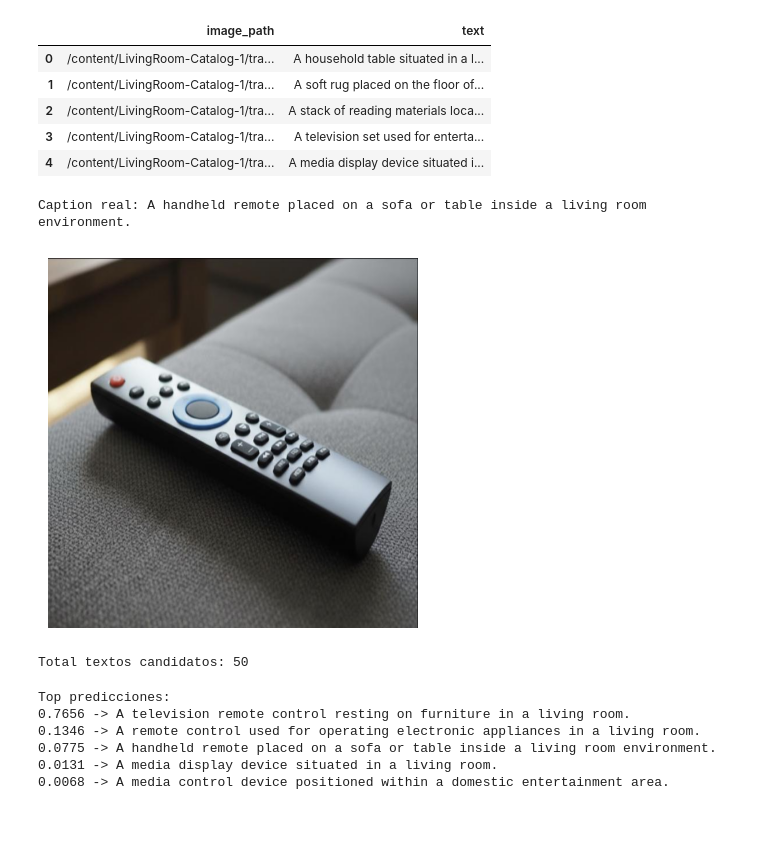
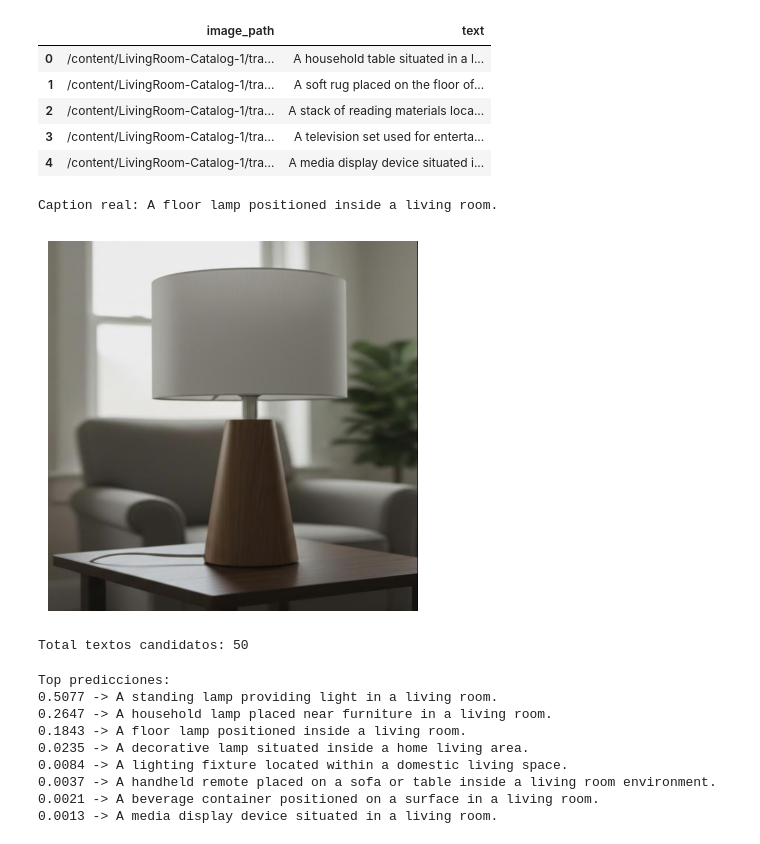
Before and after one commit to mc-ivan/zero-shot, a Jupyter notebook: lab3/notebooks/Practica3_Grupo3.ipynb, the cells around one changed output. Cells and saved outputs as stored; diff of their text form; code cells hidden in the pictures.

```diff
--- a/lab3/notebooks/Practica3_Grupo3.ipynb
+++ b/lab3/notebooks/Practica3_Grupo3.ipynb
@@ -167,19 +168,19 @@ Total pares cargados: 55
 | 4 | /content/LivingRoom-Catalog-1/tra... | A media display device situated i... |
 # %%
 # Elegimos una imagen cualquiera del dataset
-index = 5  # podemmos cambiar para probar
+index = 10  # podemmos cambiar para probar
 
 test_image = Image.open(df.loc[index, "image_path"]).convert("RGB")
 true_text = df.loc[index, "text"]
 
 print("Caption real:", true_text)
 
 plt.imshow(test_image)
 plt.axis("off")
 plt.show()
 # %% [output]
-Caption real: A handheld remote placed on a sofa or table inside a living room environment.
+Caption real: A floor lamp positioned inside a living room.
-[figure, old version]
+[figure, new version]
 # %%
 # Usamos todos los captions únicos como posibles clases
 candidate_texts = df["text"].unique().tolist()
@@ -215,7 +216,7 @@ similarity = (100.0 * image_features @ text_features.T).softmax(dim=-1)
 probs = similarity.cpu().numpy().flatten()
 # %%
 # Número de predicciones más probables que queremos mostrar
-top_k = 5
+top_k = 8
 
 # Ordenamos las probabilidades de mayor a menor
 # argsort() ordena de menor a mayor → por eso usamos [::-1] para invertir
@@ -233,11 +234,14 @@ for idx in top_indices:
     print(f"{probs[idx]:.4f} -> {candidate_texts[idx]}")
 # %% [output]
 Top predicciones:
-0.7656 -> A television remote control resting on furniture in a living room.
-0.1346 -> A remote control used for operating electronic appliances in a living room.
-0.0775 -> A handheld remote placed on a sofa or table inside a living room environment.
-0.0131 -> A media display device situated in a living room.
-0.0068 -> A media control device positioned within a domestic entertainment area.
+0.5077 -> A standing lamp providing light in a living room.
+0.2647 -> A household lamp placed near furniture in a living room.
+0.1843 -> A floor lamp positioned inside a living room.
+0.0235 -> A decorative lamp situated inside a home living area.
+0.0084 -> A lighting fixture located within a domestic living space.
+0.0037 -> A handheld remote placed on a sofa or table inside a living room environment.
+0.0021 -> A beverage container positioned on a surface in a living room.
+0.0013 -> A media display device situated in a living room.
 # %%
 # Extraemos los textos correspondientes a las mejores predicciones
 # [::-1] se usa para invertir el orden y que el mayor valor aparezca arriba en la gráfica
```
Also changed, not shown: parts of 3 cells of this notebook.
